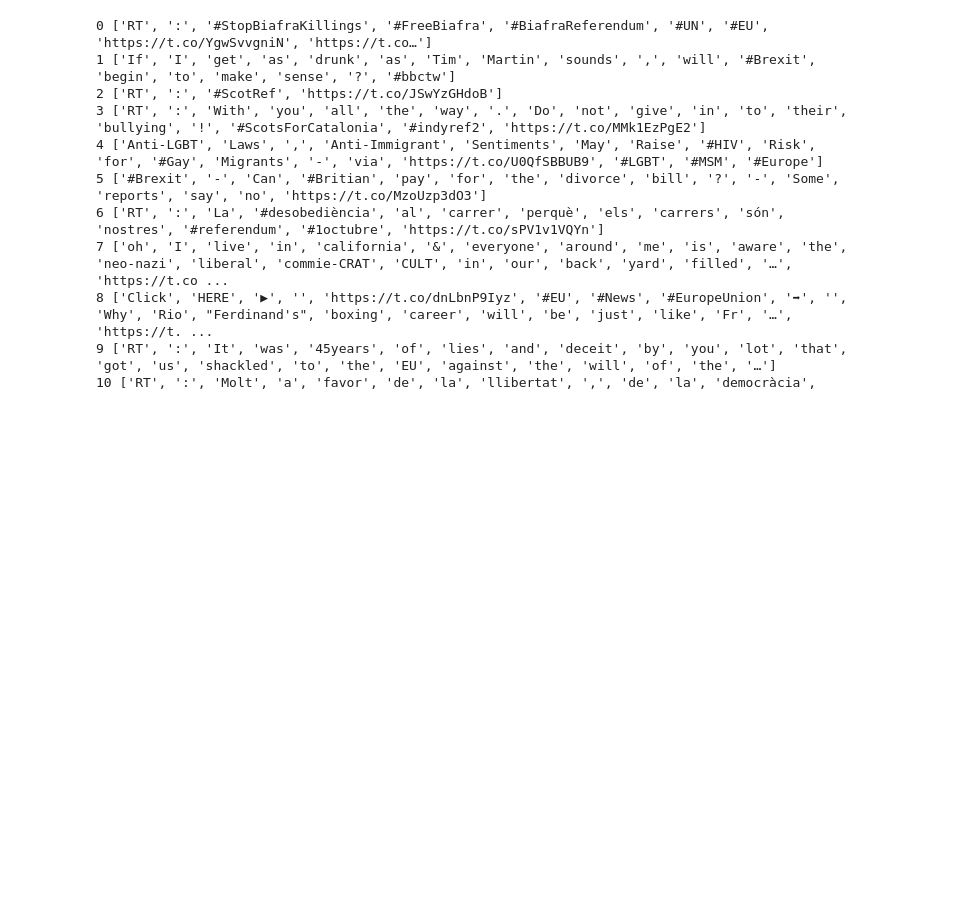
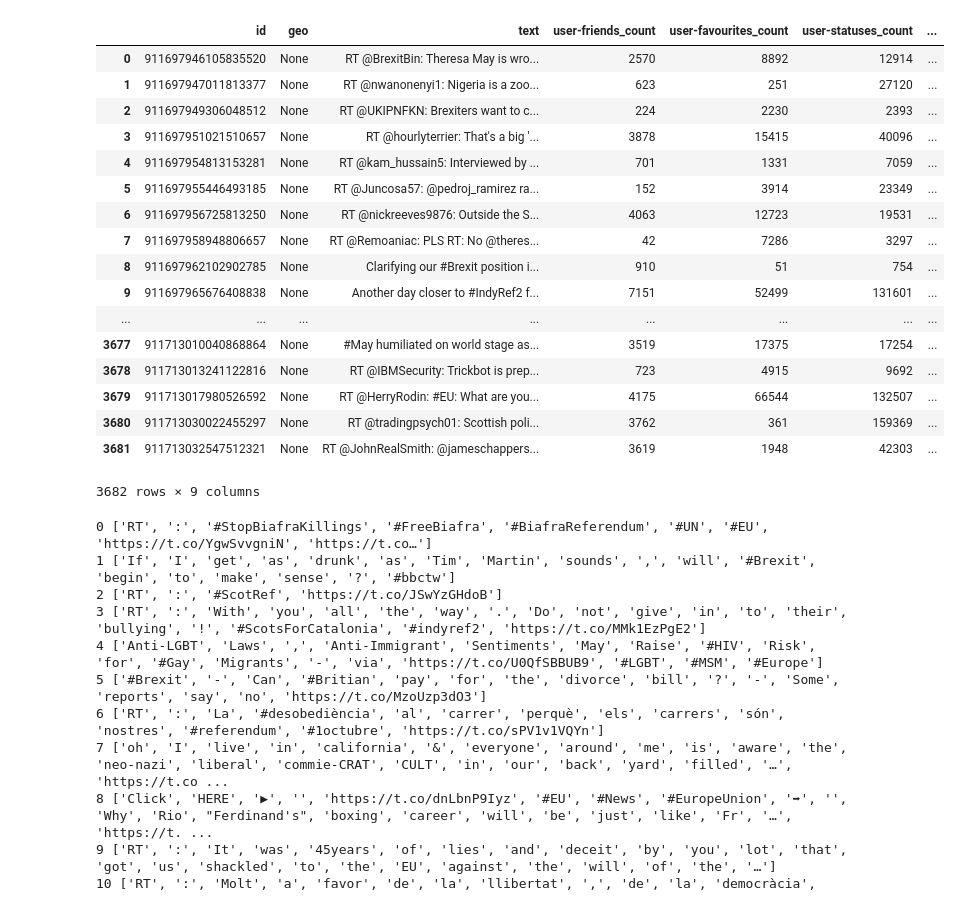
Before and after one commit to LiquanChai/DS4D, a Jupyter notebook: assignment_2.ipynb, the cells around one changed output. Saved outputs shown, nothing was run; the diff lists cells and outputs as text; code cells hidden in the pictures; blank space fills up the shorter version.

```diff
--- a/assignment_2.ipynb
+++ b/assignment_2.ipynb
@@ -27,7 +60,29 @@ The Cython extension is already loaded. To reload it, use:
 # %%
-json_lists = ['2017-09-22:00:05:01']
+import numpy as np
+json_lists = ['2017-09-23-22-05-01']
 for j in json_lists:
-    df = pd.read_json('../cleaned_twitter/'+j[:10]+'/'+'c-'+j+'.json',orient='split')
+    df = pd.read_json('../cleaned_twitter/'+j[:10]+'/'+'c-'+j+'.json', orient='split')
+
+df
+# %% [output]
+|  | id | geo | text | user-friends_count | user-favourites_count | user-statuses_count | ... |
+| 0 | 911697946105835520 | None | RT @BrexitBin: Theresa May is wro... | 2570 | 8892 | 12914 | ... |
+| 1 | 911697947011813377 | None | RT @nwanonenyi1: Nigeria is a zoo... | 623 | 251 | 27120 | ... |
+| 2 | 911697949306048512 | None | RT @UKIPNFKN: Brexiters want to c... | 224 | 2230 | 2393 | ... |
+| 3 | 911697951021510657 | None | RT @hourlyterrier: That's a big '... | 3878 | 15415 | 40096 | ... |
+| 4 | 911697954813153281 | None | RT @kam_hussain5: Interviewed by ... | 701 | 1331 | 7059 | ... |
+| 5 | 911697955446493185 | None | RT @Juncosa57: @pedroj_ramirez ra... | 152 | 3914 | 23349 | ... |
+| 6 | 911697956725813250 | None | RT @nickreeves9876: Outside the S... | 4063 | 12723 | 19531 | ... |
+| 7 | 911697958948806657 | None | RT @Remoaniac: PLS RT: No @theres... | 42 | 7286 | 3297 | ... |
+| 8 | 911697962102902785 | None | Clarifying our #Brexit position i... | 910 | 51 | 754 | ... |
+| 9 | 911697965676408838 | None | Another day closer to #IndyRef2 f... | 7151 | 52499 | 131601 | ... |
+| ... | ... | ... | ... | ... | ... | ... | ... |
+| 3677 | 911713010040868864 | None | #May humiliated on world stage as... | 3519 | 17375 | 17254 | ... |
+| 3678 | 911713013241122816 | None | RT @IBMSecurity: Trickbot is prep... | 723 | 4915 | 9692 | ... |
+| 3679 | 911713017980526592 | None | RT @HerryRodin: #EU: What are you... | 4175 | 66544 | 132507 | ... |
+| 3680 | 911713030022455297 | None | RT @tradingpsych01: Scottish poli... | 3762 | 361 | 159369 | ... |
+| 3681 | 911713032547512321 | None | RT @JohnRealSmith: @jameschappers... | 3619 | 1948 | 42303 | ... |
+3682 rows × 9 columns
 # %%
 # import nltk
 from nltk.tokenize import TweetTokenizer
```
Also changed, not shown: parts of 1 cell of this notebook, 1 other file.
